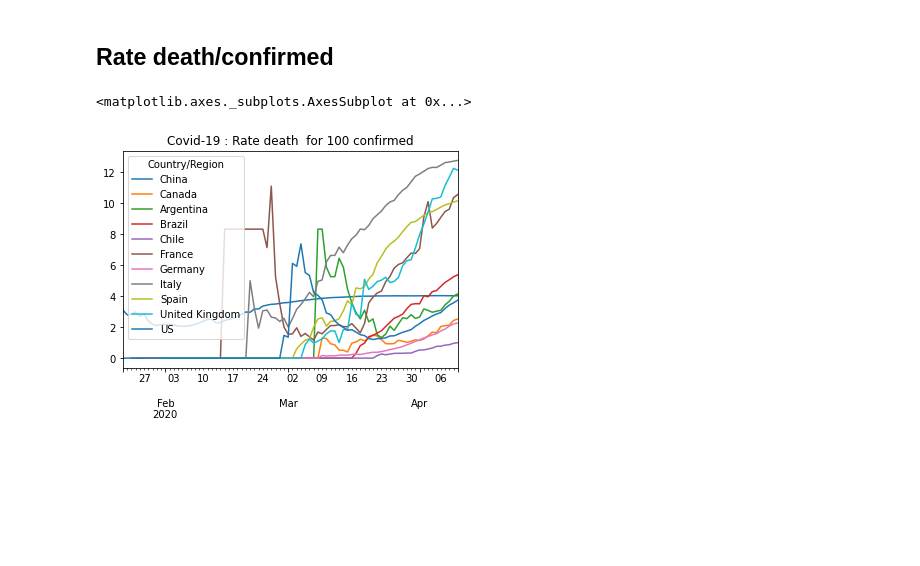
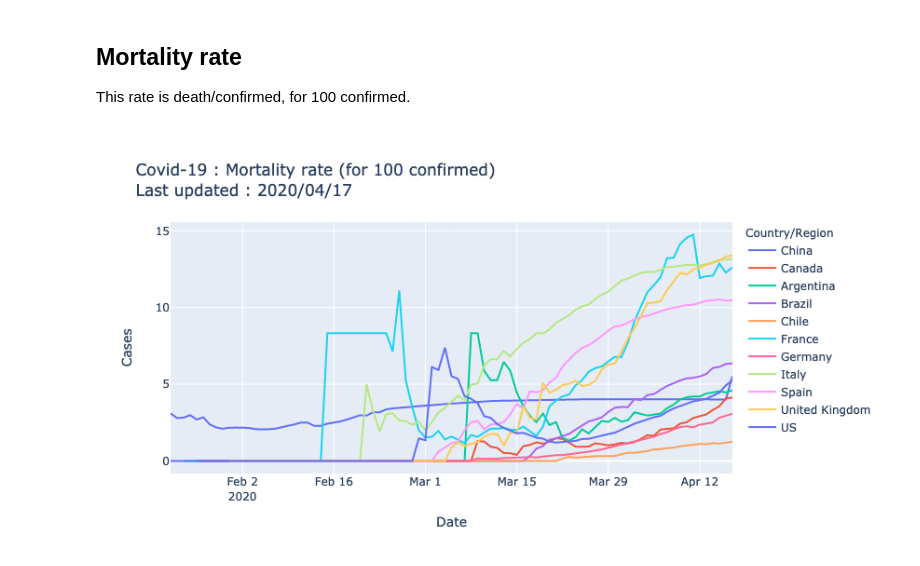
Before and after one commit to ymarsaud/covid, a Jupyter notebook: covid_analysis.ipynb, the cells around one changed output. Saved outputs shown, nothing was run; the diff lists cells and outputs as text; code cells hidden in the pictures; blank space fills up the shorter version.

```diff
--- a/covid_analysis.ipynb
+++ b/covid_analysis.ipynb
@@ -131,9 +204,3 @@ death_norm.tail()
-# %% [markdown]
-## Rate death/confirmed
-# %%
-death_rate =  death_norm / confirmed_norm * 100
-title = "Covid-19 : Rate death  for 100 confirmed"
-death_rate.plot(title = title)
-# %% [output]
-<matplotlib.axes._subplots.AxesSubplot at 0x...>
-[figure, removed]
+# %% [markdown]
+## Mortality rate
+This rate is death/confirmed, for 100 confirmed.
@@ -139,0 +209,9 @@ death_rate.plot(title = title)
+# %%
+time = death_rate.index[-1]
+meta = prepare_metadata('mortality',time)
+#meta_to_html(meta)
+# %%
+#death_rate.plot(title = title)
+plot_with_plotly(death_rate,meta)
+# %% [output]
+[figure, added]
```
Also changed, not shown: parts of 31 cells of this notebook, 10 other files.
